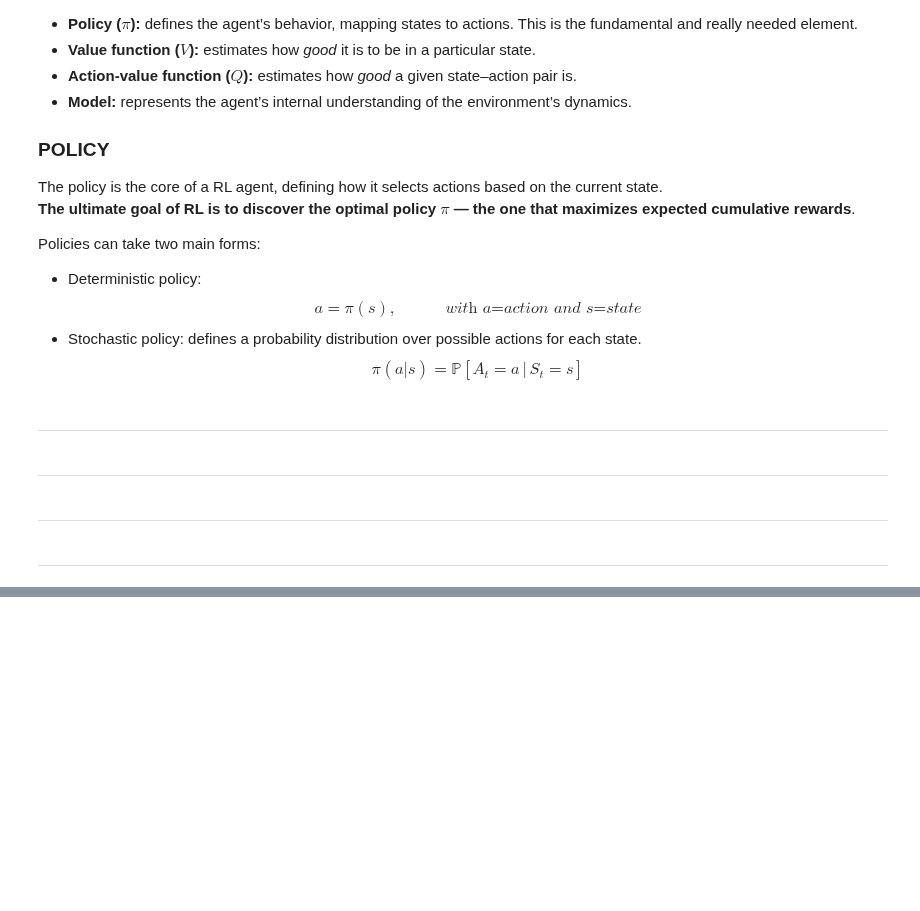
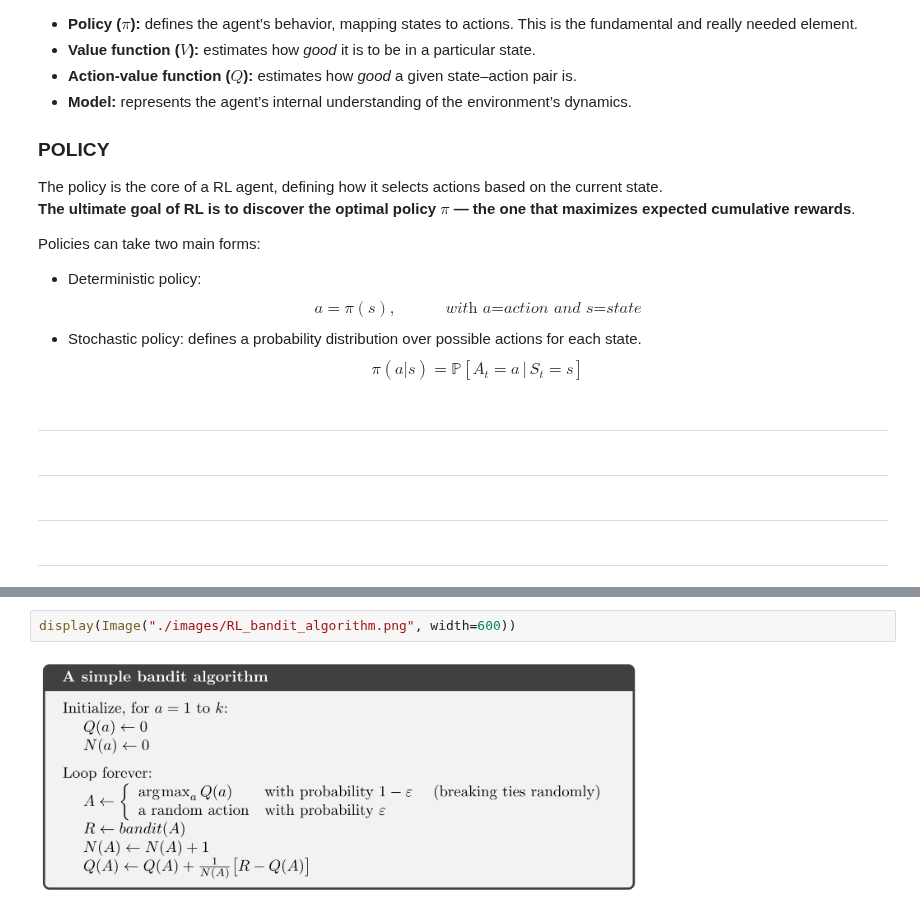
Before and after one commit to seccobenedetto/coding_tutorials, a Jupyter notebook: machine_learning_05_reinforcement_learning.ipynb, the cells around one changed output, grey strips where cells are left out. Drawn from its saved outputs; the diff is of its cells as text; blank space fills up the shorter version.

Commit message:
added k-armed bandits problem

```diff
--- a/machine_learning_05_reinforcement_learning.ipynb
+++ b/machine_learning_05_reinforcement_learning.ipynb
@@ -133,0 +224,4 @@ Policies can take two main forms:
+# %%
+display(Image("./images/RL_bandit_algorithm.png", width=600))
+# %% [output]
+[figure, added]
```
Also changed, not shown: parts of 17 cells of this notebook.
